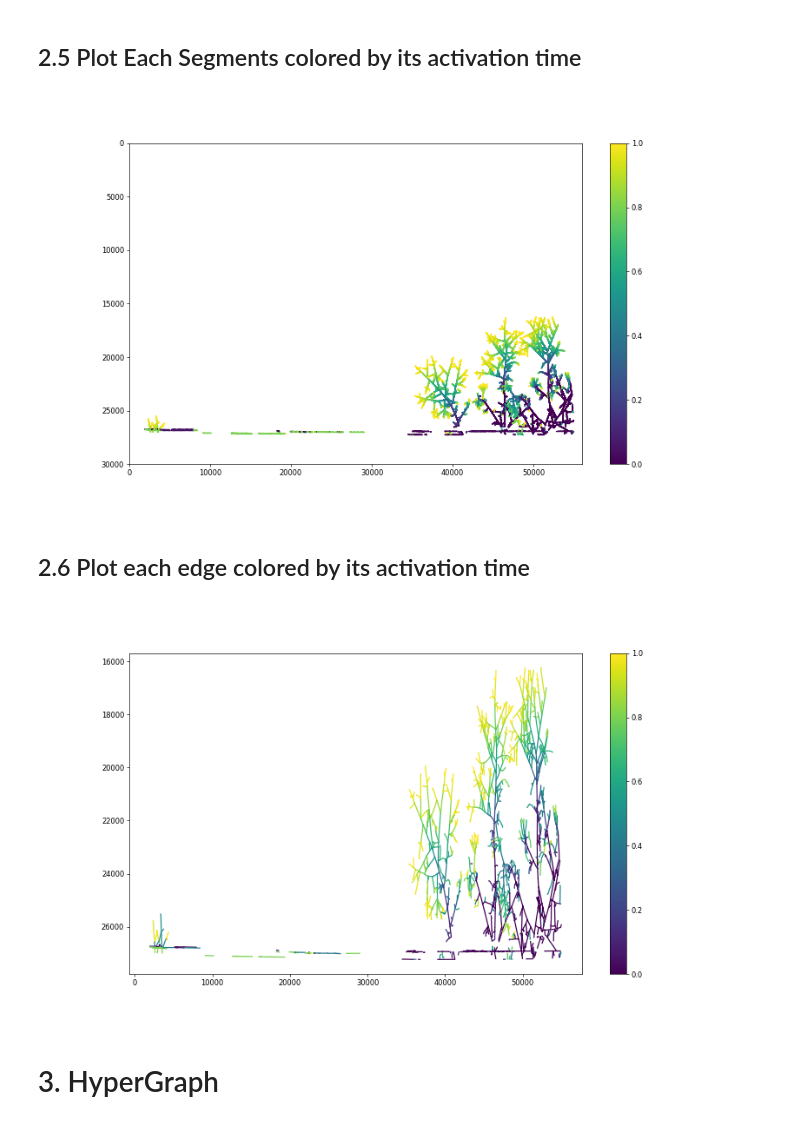
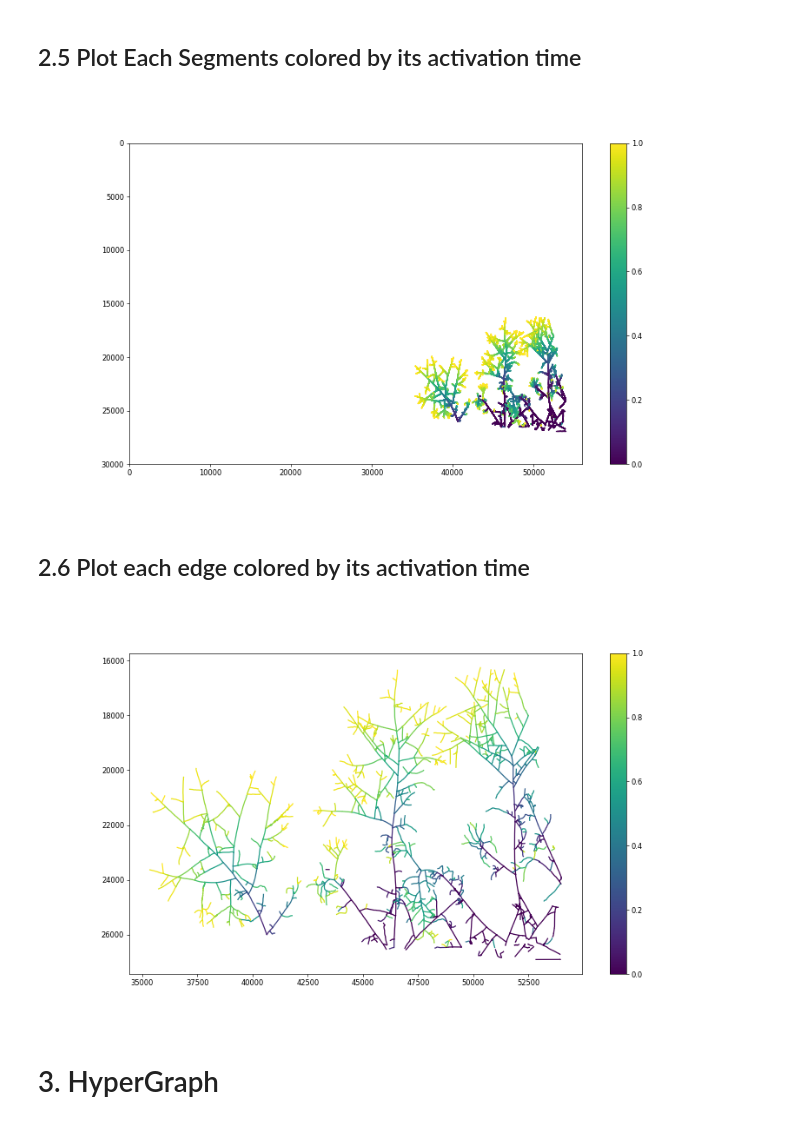
Before and after one commit to amin942001/AMFTravellingWave, a Jupyter notebook: amftrack/test_notebooks/hypergraph_ml.ipynb, the cells around one changed output. Saved outputs shown, nothing was run; the diff lists cells and outputs as text; code cells hidden in the pictures.

```diff
--- a/amftrack/test_notebooks/hypergraph_ml.ipynb
+++ b/amftrack/test_notebooks/hypergraph_ml.ipynb
@@ -164,6 +168,8 @@ try:
     exp.load(folders.iloc[first_index:last_index+1].copy(), suffix="_width")
 except:
     pass
+
+exp.save_location = exp.folders.iloc[0]['total_path']
 # %% [output]
 2023-09-08 14:39:00
 2023-09-08 18:38:00
@@ -432,7 +444,8 @@ segments_time = segments_min_distances_array.argmax(axis=0)
 
 edges_time_interval = {}
 
-for edge in get_all_edges(exp, last_index):
+for e in final_graph.edges:
+    edge = Edge(Node(e[0], exp), Node(e[1], exp), exp)
     segments_indexes = edges_indexes[f"{edge.begin.label},{edge.end.label}"]
     segments_times = np.array([segments_time[index] for index in segments_indexes])
 
@@ -499,28 +512,29 @@ plt.xlim(0, 56000)
 plt.ylim(0, 30000)
 plt.gca().invert_yaxis()
 # %% [output]
-[figure, old version]
+[figure, new version]
 # %% [markdown]
 ## 2.6 Plot each edge colored by its activation time
 # %%
 plt.close("all")
 fig, ax1 = plt.subplots(1, 1, figsize=(14, 8))
 
-for edge in get_all_edges(exp, last_index):
+for e in final_graph.edges:
+    edge = Edge(Node(e[0], exp), Node(e[1], exp), exp)
     time_interval = edges_time_interval.get(f"{edge.begin.label},{edge.end.label}")
     time = (time_interval[0]+time_interval[1])/2 # type: ignore
     pixels = edge.pixel_list(last_index)
     y, x = zip(*pixels)
     color = cm.viridis(time/last_index)
     plt.plot(x, y, color=color)
 
 sm = plt.cm.ScalarMappable(cmap=cm.viridis)
 sm.set_array([])
 plt.colorbar(sm, ax=ax1)
 
 plt.gca().invert_yaxis()
 # %% [output]
-[figure, old version]
+[figure, new version]
 # %% [markdown]
 # 3. HyperGraph
 # %% [markdown]
```
Also changed, not shown: parts of 19 cells of this notebook.
